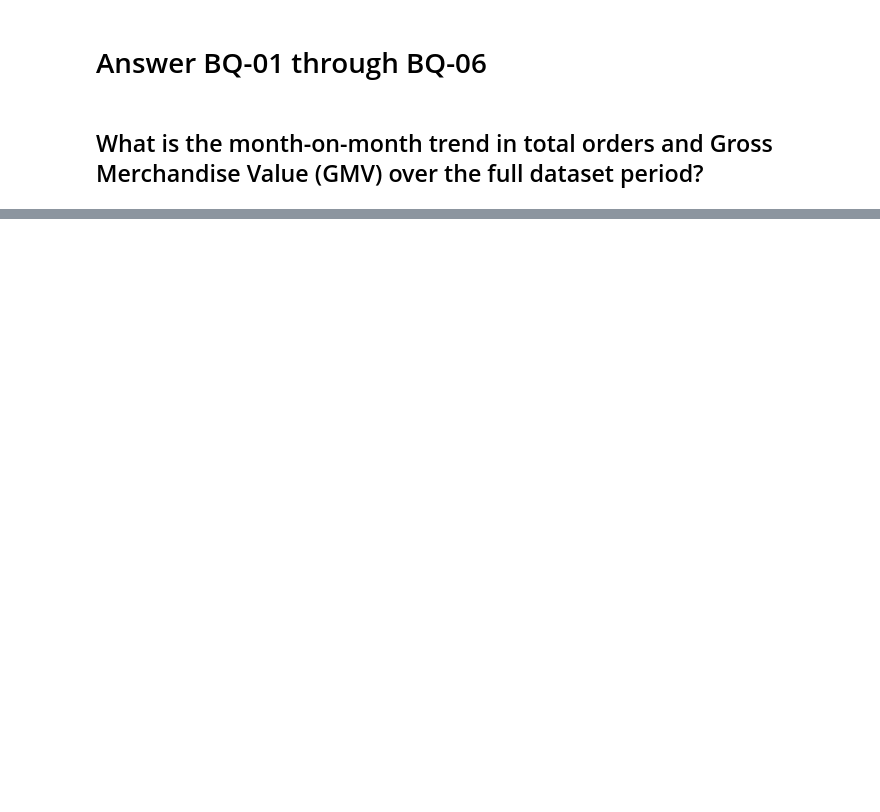
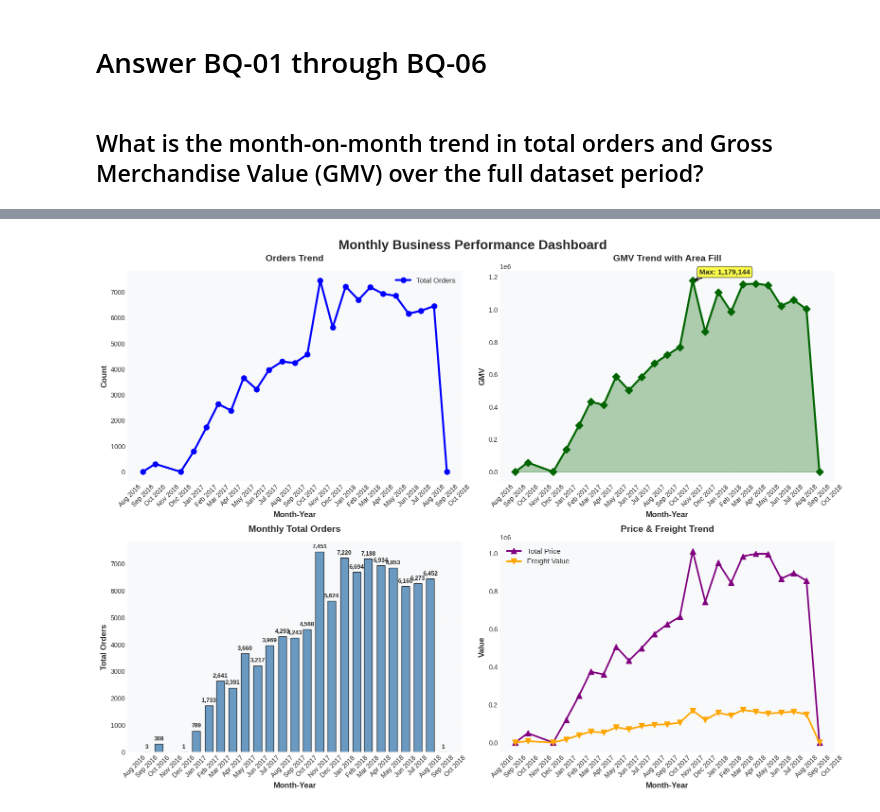
Before and after one commit to Petermchikho/Data-Portfolio, a Jupyter notebook: 01_olist_ecommerce_analytics/03_python_eda/3_Answering_Business_Questions/03_eda_orders_revenue.ipynb, the cells around one changed output, grey strips where cells are left out. Drawn from its saved outputs; the diff is of its cells as text; code cells hidden in the pictures; blank space fills up the shorter version.

```diff
--- a/01_olist_ecommerce_analytics/03_python_eda/3_Answering_Business_Questions/03_eda_orders_revenue.ipynb
+++ b/01_olist_ecommerce_analytics/03_python_eda/3_Answering_Business_Questions/03_eda_orders_revenue.ipynb
@@ -79,0 +94,96 @@ orders_order_items.groupby(['month_year']).agg({
+# %%
+
+# Set style for better looking plots
+plt.style.use('seaborn-v0_8-darkgrid')
+sns.set_palette("husl")
+
+# Create figure with subplots
+fig, axes = plt.subplots(2, 2, figsize=(16, 12))
+fig.suptitle('Monthly Business Performance Dashboard', fontsize=20, fontweight='bold', y=0.98)
+
+# 1. Total Orders & GMV Trend
+ax1 = axes[0, 0]
+ax1.plot(month_on_month_trend['month_year'], month_on_month_trend['total_orders'],
+         color='blue', linewidth=3, marker='o', markersize=8, label='Total Orders')
+ax1.set_xlabel('Month-Year', fontsize=12, fontweight='bold')
+ax1.set_ylabel('Count', fontsize=12, fontweight='bold')
+ax1.set_title('Orders Trend', fontsize=14, fontweight='bold', pad=15)
+ax1.legend(loc='best', fontsize=11, framealpha=0.9)
+ax1.grid(True, alpha=0.3, linestyle='--')
+ax1.xaxis.set_major_formatter(mdates.DateFormatter('%b %Y'))
+ax1.xaxis.set_major_locator(mdates.MonthLocator())
+ax1.tick_params(axis='x', rotation=45, labelsize=10)
+ax1.tick_params(axis='y', labelsize=10)
+ax1.set_facecolor('#f8f9fa')
+
+# 2. GMV Only with Area Fill
+ax2 = axes[0, 1]
+ax2.plot(month_on_month_trend['month_year'], month_on_month_trend['GMV'],
+         color='darkgreen', linewidth=3, marker='D', markersize=8)
+ax2.fill_between(month_on_month_trend['month_year'], 0, month_on_month_trend['GMV'],
+                 alpha=0.3, color='darkgreen')
+ax2.set_xlabel('Month-Year', fontsize=12, fontweight='bold')
+ax2.set_ylabel('GMV', fontsize=12, fontweight='bold')
+ax2.set_title('GMV Trend with Area Fill', fontsize=14, fontweight='bold', pad=15)
+ax2.grid(True, alpha=0.3, linestyle='--')
+ax2.xaxis.set_major_formatter(mdates.DateFormatter('%b %Y'))
+ax2.xaxis.set_major_locator(mdates.MonthLocator())
+ax2.tick_params(axis='x', rotation=45, labelsize=10)
+ax2.tick_params(axis='y', labelsize=10)
+ax2.set_facecolor('#f8f9fa')
+
+# Annotate max value
+max_gmv = month_on_month_trend['GMV'].max()
+max_date = month_on_month_trend.loc[month_on_month_trend['GMV'].idxmax(), 'month_year']
+ax2.annotate(f'Max: {max_gmv:,.0f}',
+             xy=(max_date, max_gmv),
+             xytext=(10, 10), textcoords='offset points',
+             fontsize=11, fontweight='bold',
+             bbox=dict(boxstyle='round,pad=0.3', facecolor='yellow', alpha=0.7),
+             arrowprops=dict(arrowstyle='->', color='black', lw=1.5))
+
+# 3. Total Orders with Bar Chart
+ax3 = axes[1, 0]
+bars = ax3.bar(month_on_month_trend['month_year'], month_on_month_trend['total_orders'],
+               width=20, alpha=0.8, color='steelblue', edgecolor='black', linewidth=1)
+ax3.set_xlabel('Month-Year', fontsize=12, fontweight='bold')
+ax3.set_ylabel('Total Orders', fontsize=12, fontweight='bold')
+ax3.set_title('Monthly Total Orders', fontsize=14, fontweight='bold', pad=15)
+ax3.grid(True, alpha=0.3, linestyle='--', axis='y')
+ax3.xaxis.set_major_formatter(mdates.DateFormatter('%b %Y'))
+ax3.xaxis.set_major_locator(mdates.MonthLocator())
+ax3.tick_params(axis='x', rotation=45, labelsize=10)
+ax3.tick_params(axis='y', labelsize=10)
+ax3.set_facecolor('#f8f9fa')
+
+# Add value labels on bars
+for bar in bars:
+    height = bar.get_height()
+    ax3.text(bar.get_x() + bar.get_width()/2., height + max(month_on_month_trend['total_orders'])*0.01,
+             f'{height:,.0f}', ha='center', va='bottom', fontsize=9, fontweight='bold')
+
+# 4. Combined Metrics Comparison
+ax4 = axes[1, 1]
+ax4.plot(month_on_month_trend['month_year'], month_on_month_trend['total_price'],
+         color='purple', linewidth=2.5, marker='^', markersize=8, label='Total Price')
+ax4.plot(month_on_month_trend['month_year'], month_on_month_trend['total_freight_value'],
+         color='orange', linewidth=2.5, marker='v', markersize=8, label='Freight Value')
+ax4.set_xlabel('Month-Year', fontsize=12, fontweight='bold')
+ax4.set_ylabel('Value', fontsize=12, fontweight='bold')
+ax4.set_title('Price & Freight Trend', fontsize=14, fontweight='bold', pad=15)
+ax4.legend(loc='best', fontsize=11, framealpha=0.9)
+ax4.grid(True, alpha=0.3, linestyle='--')
+ax4.xaxis.set_major_formatter(mdates.DateFormatter('%b %Y'))
+ax4.xaxis.set_major_locator(mdates.MonthLocator())
+ax4.tick_params(axis='x', rotation=45, labelsize=10)
+ax4.tick_params(axis='y', labelsize=10)
+ax4.set_facecolor('#f8f9fa')
+
+# Adjust layout
+plt.tight_layout()
+plt.savefig('monthly_business_dashboard.png', dpi=300, bbox_inches='tight', facecolor='white')
+
+plt.savefig('monthly_business_dashboard.pdf', bbox_inches='tight', facecolor='white')
+plt.show()
+# %% [output]
+[figure, added]
```
Also changed, not shown: parts of 8 cells of this notebook, 3 other files.
